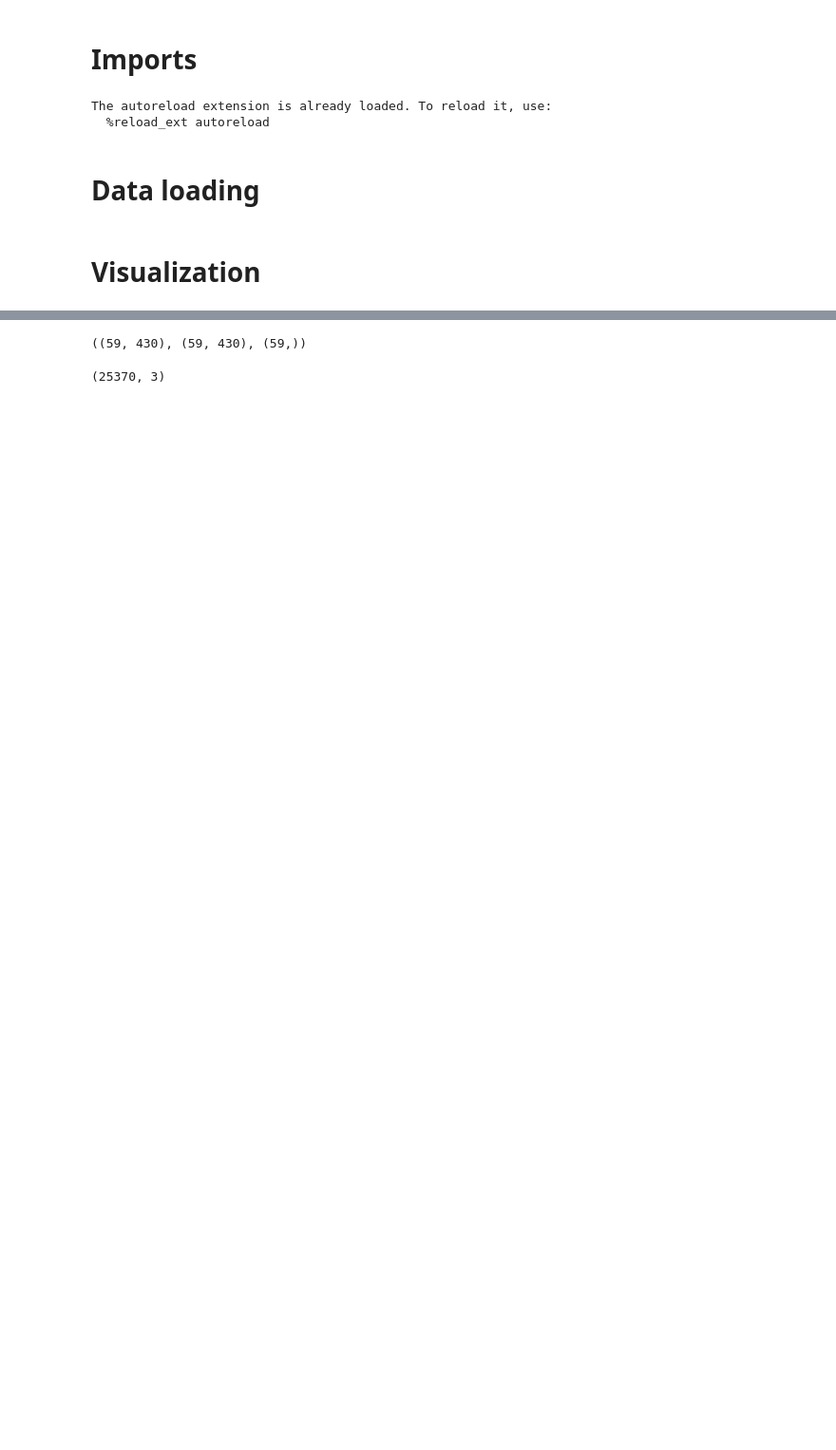
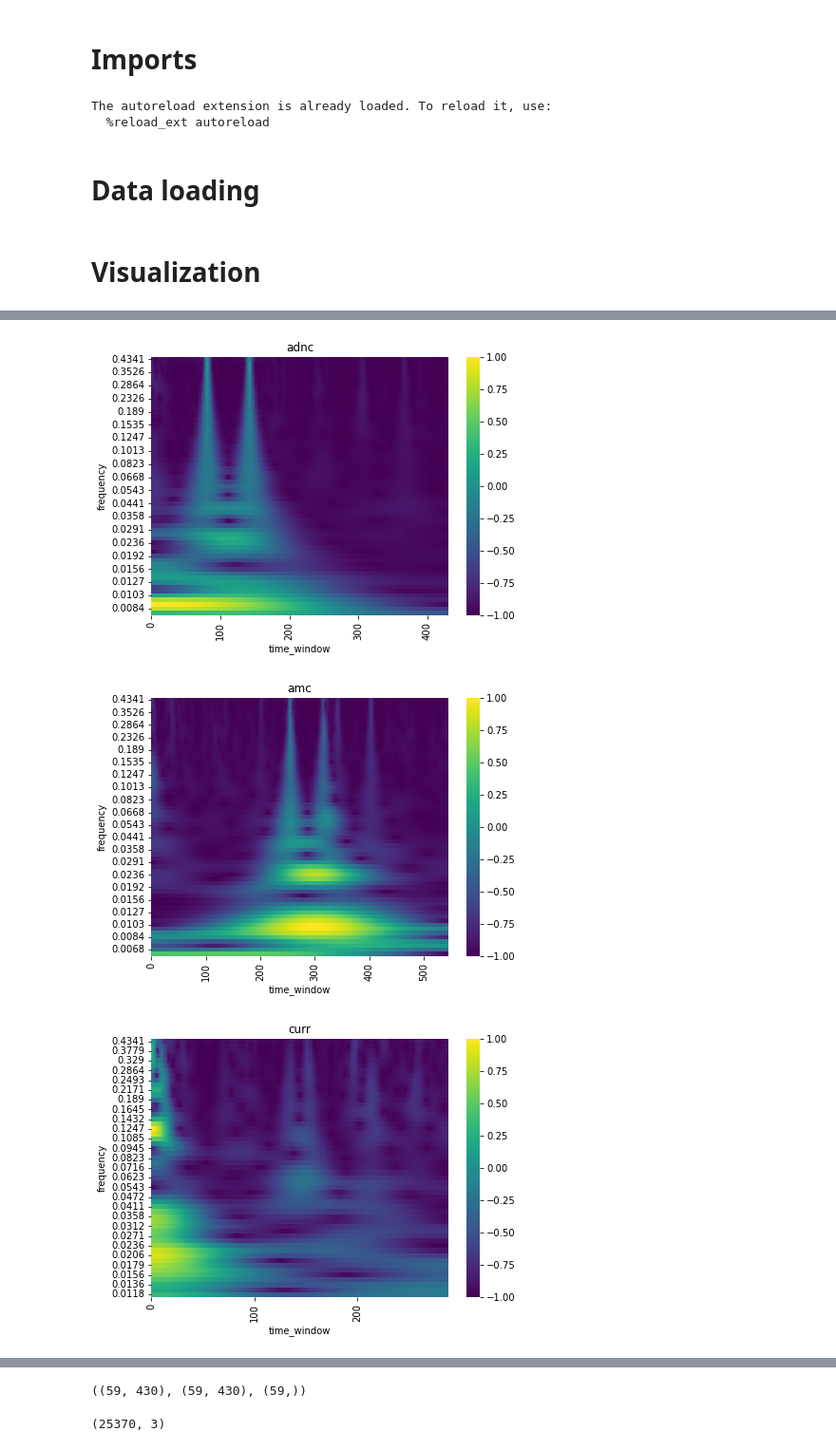
Before and after one commit to daoterog/Detection-Of-Market-Manipulation, a Jupyter notebook: python_scripts/data_exploration.ipynb, the cells around one changed output, grey strips where cells are left out. Shown at 95% size. Cells and saved outputs as stored; diff of their text form; code cells hidden in the pictures; blank space fills up the shorter version.

Commit message:
Added complex modulus, std c. modulus, and label generation to feature matrix

```diff
--- a/python_scripts/data_exploration.ipynb
+++ b/python_scripts/data_exploration.ipynb
@@ -16,31 +18,6 @@ The autoreload extension is already loaded. To reload it, use:
 # %% [markdown]
 # Data loading
 # %%
-stocks_features = data_loading('cwt')
+stocks_features = data_loading('cwt', 0.75)
 # %% [markdown]
 # Visualization
-# %%
-stock_feature_matrix = stocks_features['adnc']['feature_matrix'].copy()
-
-# Get complex modulus and append it to the feature matrix
-real_power = np.power(stock_feature_matrix[:, 1], 2)
-imag_power = np.power(stock_feature_matrix[:, 2], 2)
-complex_modulus = np.sqrt(real_power + imag_power).reshape(-1, 1)
-stock_feature_matrix = np.concatenate((stock_feature_matrix, complex_modulus), axis=1)
-
-# Pivot the feature matrix in a way that the complex modulus are mapped to the frequencies in a time
-# coherent manner and sort according to the frequencies in descending fashion.
-abs_frequency_df = pd.DataFrame(stock_feature_matrix[:, [0,3]], columns=['frequency', 'complex_modulus'])
-n_freq = abs_frequency_df.frequency.unique().shape[0]
-n_cols = int(abs_frequency_df.shape[0] / n_freq)
-abs_frequency_df['time_window'] = list(range(n_cols))*n_freq
-abs_frequency_df = abs_frequency_df.pivot_table(index='frequency', columns='time_window', values='complex_modulus')
-abs_frequency_df.sort_values(by='frequency', inplace=True, ascending=False)
-
-# scale modulus values so they are in [-1, 1]
-min_modulus = abs_frequency_df.min().min()
-max_modulus = abs_frequency_df.max().max()
-abs_frequency_df = (abs_frequency_df - min_modulus) / (max_modulus - min_modulus)
-abs_frequency_df = abs_frequency_df * 2 - 1
-
-abs_frequency_df.head()
@@ -55,0 +24,11 @@ abs_frequency_df.head()
+# %%
+for stock in stocks_features.keys():
+
+    stock_feature_matrix = stocks_features[stock]['feature_matrix'].copy()
+
+    fig, ax = plt.subplots(nrows=1, ncols=1, figsize=(7, 5))
+    color_plot(stock_feature_matrix, 4, stock, ax)
+# %% [output]
+[figure, added]
+[figure, added]
+[figure, added]
```
Also changed, not shown: parts of 4 cells of this notebook, 2 other files.
